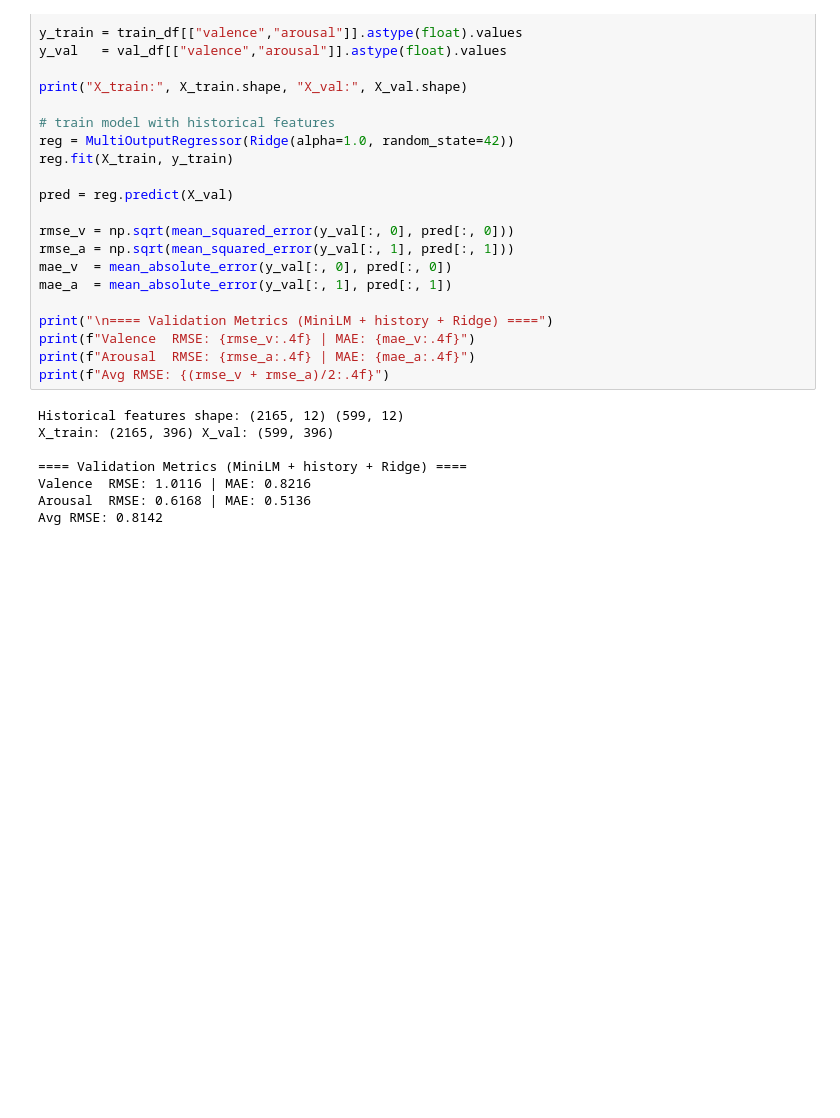
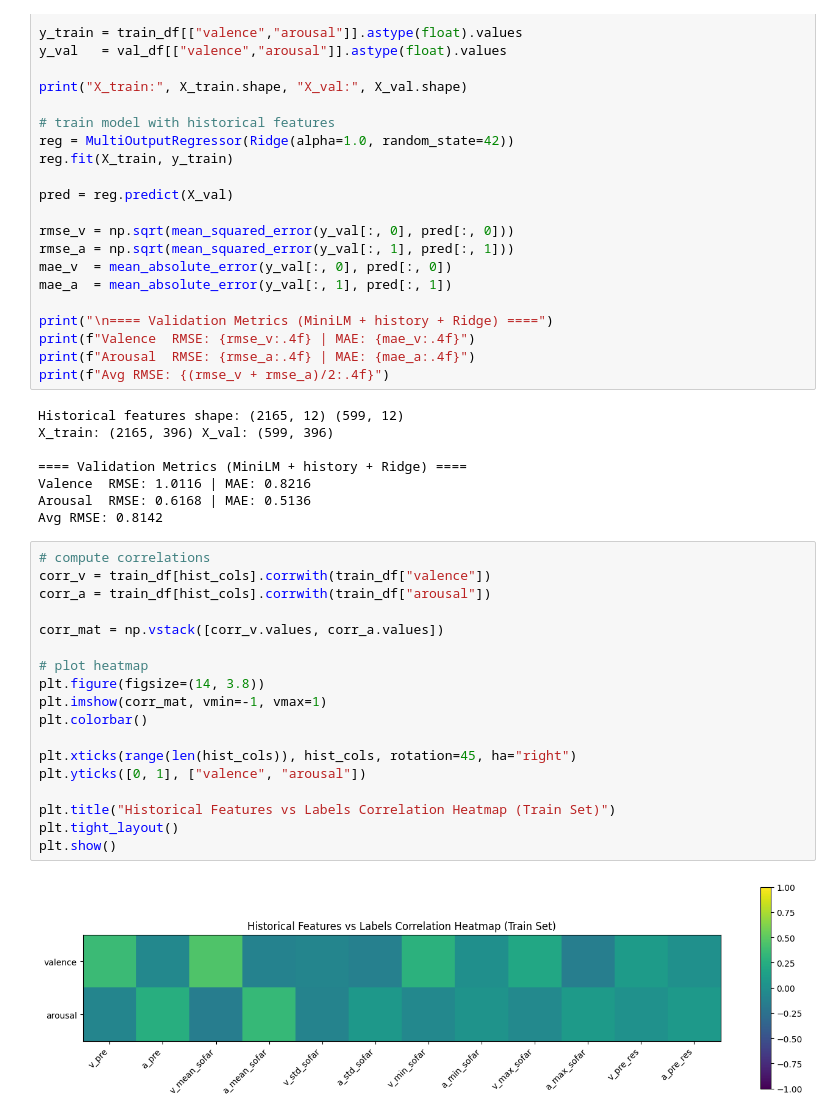
Before and after one commit to SeanZhang7/SemEval-2026, a Jupyter notebook: subTask1/Baselines/embedding_baseline.ipynb, the cells around one changed output. Drawn from its saved outputs; the diff is of its cells as text; blank space fills up the shorter version.

```diff
--- a/subTask1/Baselines/embedding_baseline.ipynb
+++ b/subTask1/Baselines/embedding_baseline.ipynb
@@ -206,3 +207,23 @@ X_train: (2165, 396) X_val: (599, 396)
 Valence  RMSE: 1.0116 | MAE: 0.8216
 Arousal  RMSE: 0.6168 | MAE: 0.5136
 Avg RMSE: 0.8142
+# %%
+# compute correlations
+corr_v = train_df[hist_cols].corrwith(train_df["valence"])
+corr_a = train_df[hist_cols].corrwith(train_df["arousal"])
+
+corr_mat = np.vstack([corr_v.values, corr_a.values])
+
+# plot heatmap
+plt.figure(figsize=(14, 3.8))
+plt.imshow(corr_mat, vmin=-1, vmax=1)
+plt.colorbar()
+
+plt.xticks(range(len(hist_cols)), hist_cols, rotation=45, ha="right")
+plt.yticks([0, 1], ["valence", "arousal"])
+
+plt.title("Historical Features vs Labels Correlation Heatmap (Train Set)")
+plt.tight_layout()
+plt.show()
+# %% [output]
+[figure, added]
```
Also changed, not shown: parts of 1 cell of this notebook, 11 other files.
